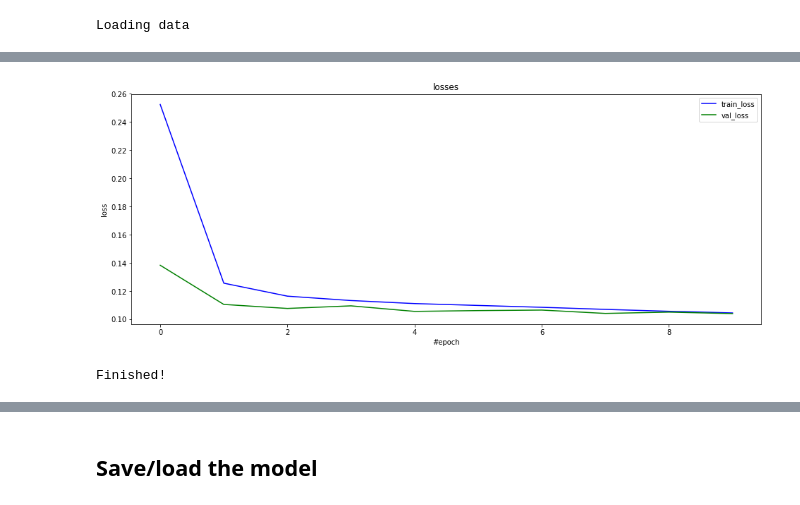
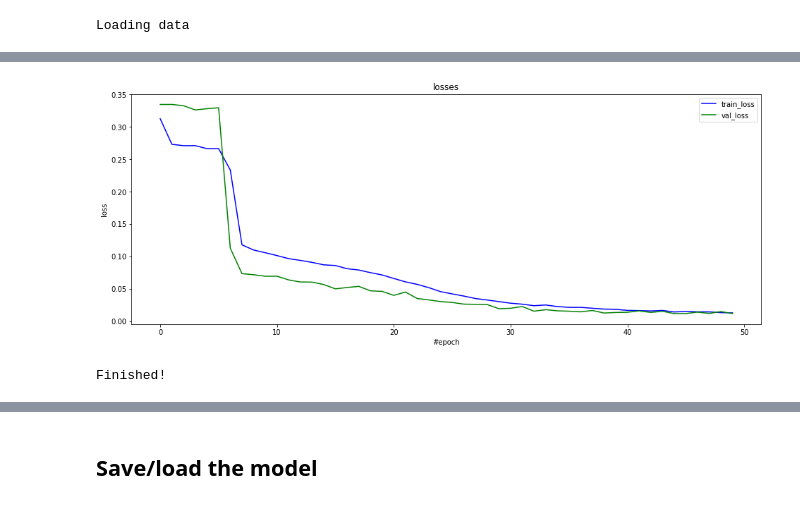
Before and after one commit to avecplezir/project_dnn2018, a Jupyter notebook: train_note-bach-Pytorch4.ipynb, the cells around one changed output, grey strips where cells are left out. Cells and saved outputs as stored; diff of their text form; code cells hidden in the pictures.

```diff
--- a/train_note-bach-Pytorch4.ipynb
+++ b/train_note-bach-Pytorch4.ipynb
@@ -69,3 +445,4 @@ X_tr.shape, X_te.shape
 # %%
-generator, epoch_history = train(generator, X_tr, X_te, y_tr, y_te, batchsize=1, n_epochs = 10)
+generator, epoch_history = train(generator, X_tr, X_te, y_tr, y_te,
+                                 batchsize=1, n_epochs = 50)
 # %% [output]
@@ -75,2 +452,2 @@ current val loss: 0.10397851467132568
-[figure, old version]
+[figure, new version]
 Finished!
```
Also changed, not shown: parts of 14 cells of this notebook, 7 other files.
